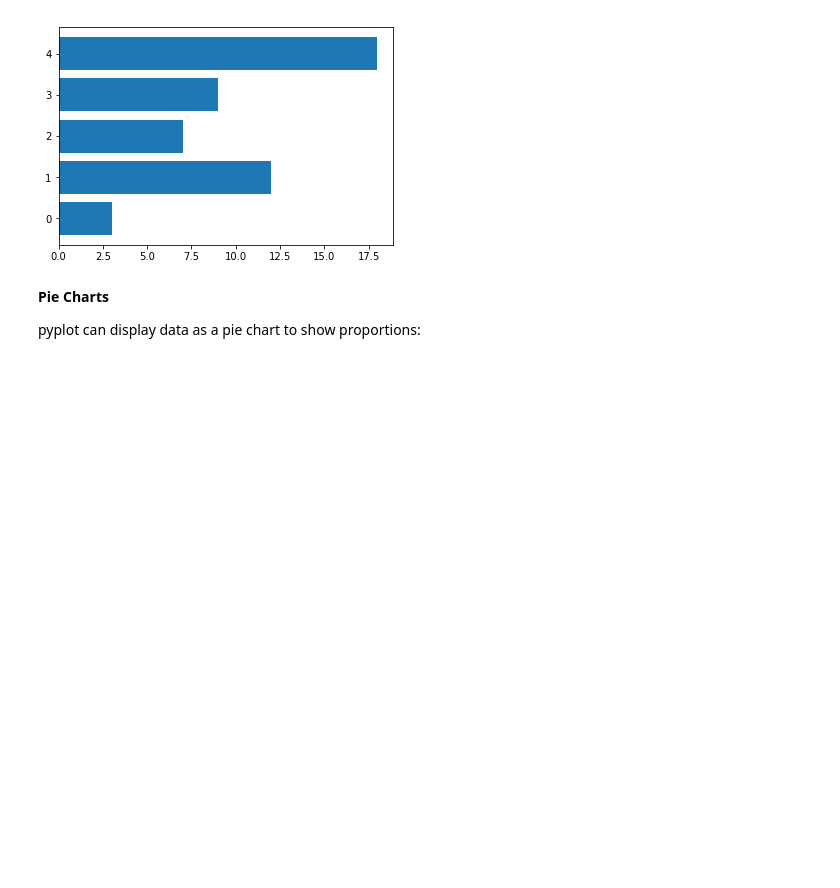
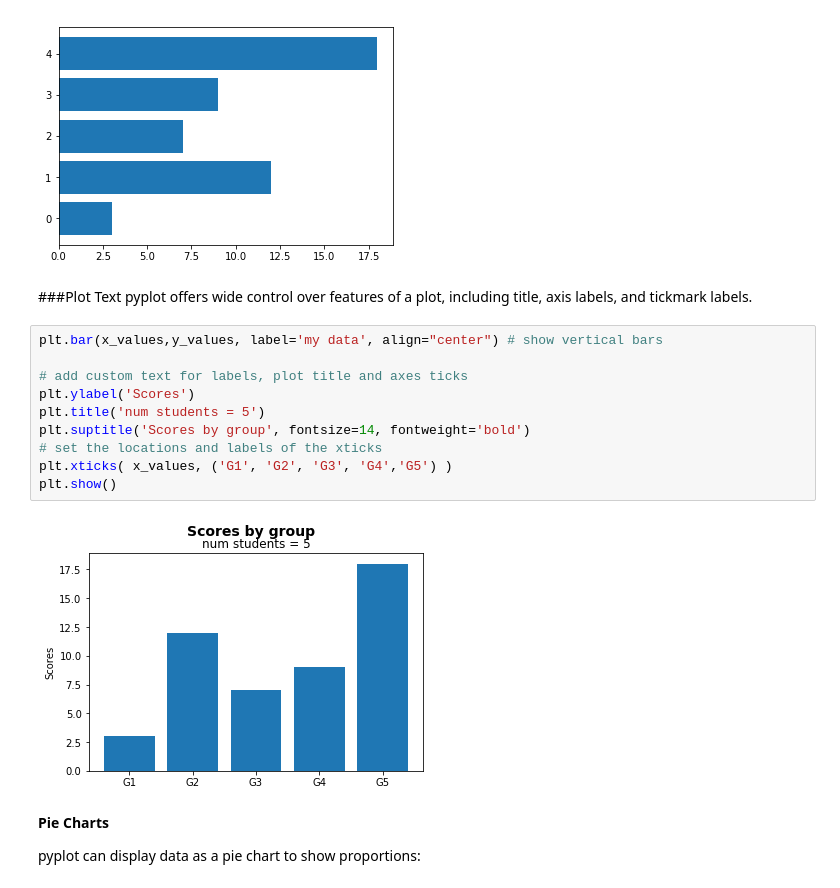
Before and after one commit to brendenwest/csc110, a Jupyter notebook: csc110.ipynb, the cells around one changed output. Cells and saved outputs as stored; diff of their text form; blank space fills up the shorter version.

```diff
--- a/csc110.ipynb
+++ b/csc110.ipynb
@@ -1005,6 +1021,21 @@ plt.barh(x_values,y_values, label='my data') # show horizontal bars
 [figure]
 <BarContainer object of 5 artists>
 [figure]
+# %% [markdown]
+###Plot Text
+pyplot offers wide control over features of a plot, including title, axis labels, and tickmark labels.
+# %%
+plt.bar(x_values,y_values, label='my data', align="center") # show vertical bars
+
+# add custom text for labels, plot title and axes ticks
+plt.ylabel('Scores')
+plt.title('num students = 5')
+plt.suptitle('Scores by group', fontsize=14, fontweight='bold')
+# set the locations and labels of the xticks
+plt.xticks( x_values, ('G1', 'G2', 'G3', 'G4','G5') )
+plt.show()
+# %% [output]
+[figure, added]
 # %% [markdown]
 **Pie Charts**
 
```
Also changed, not shown: parts of 13 cells of this notebook.
